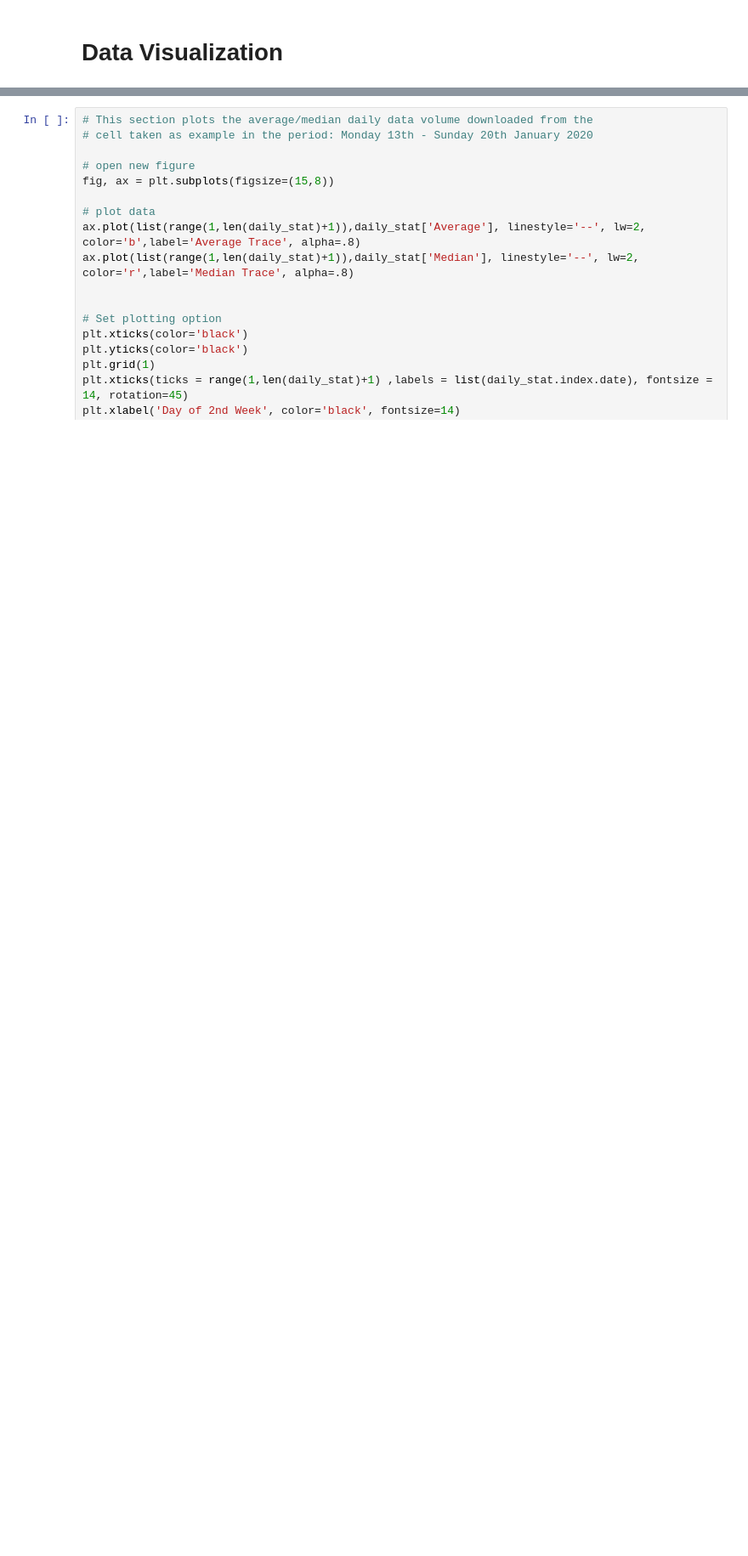
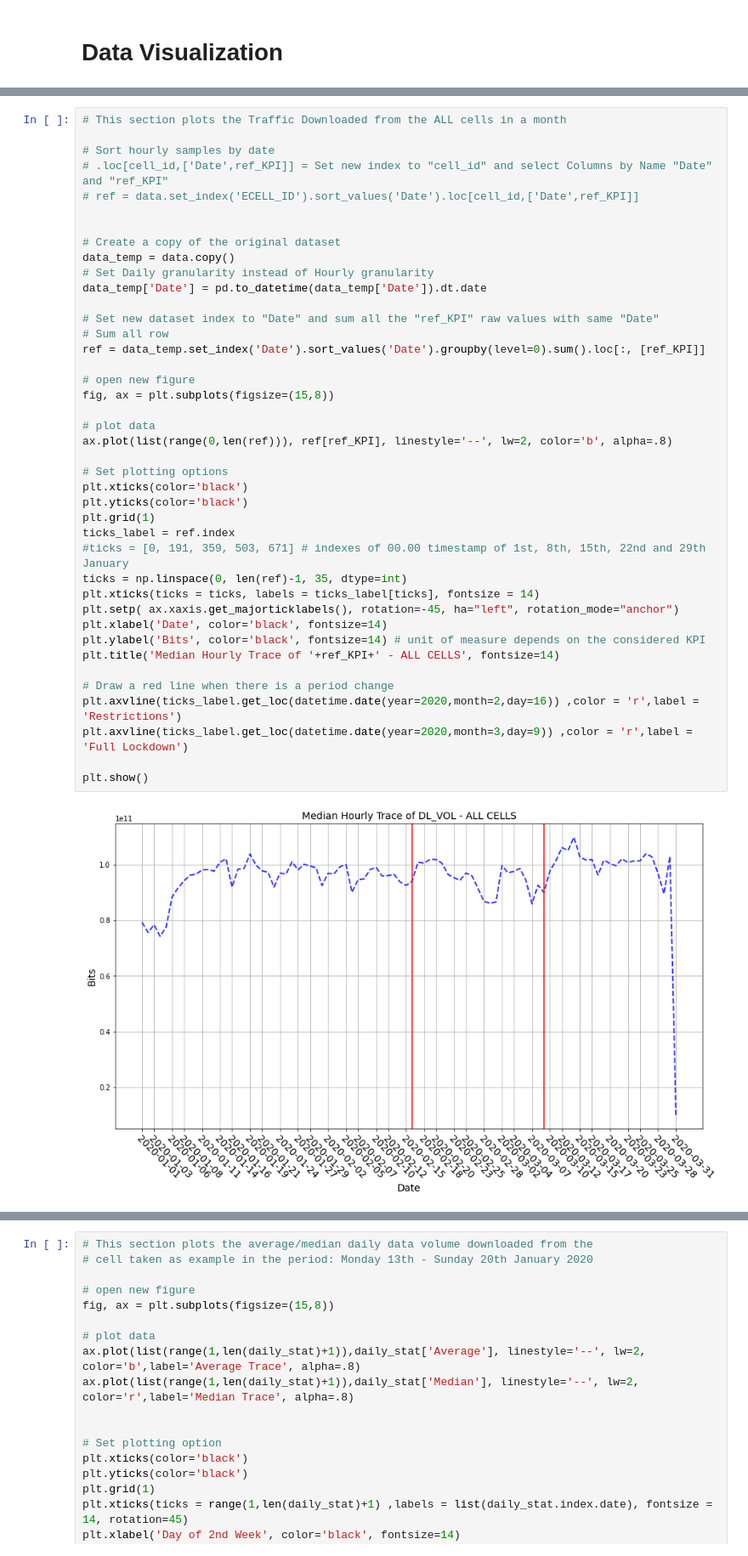
Before and after one commit to Patatone/Analysis-of-the-COVID-19-impact-on-LTE-Networks, a Jupyter notebook: MRN_Project2.ipynb, the cells around one changed output, grey strips where cells are left out. Shown at 85% size. Cells and saved outputs as stored; diff of their text form; blank space fills up the shorter version.

Commit message:
Added Download Volume stats

```diff
--- a/MRN_Project2.ipynb
+++ b/MRN_Project2.ipynb
@@ -186,0 +221,43 @@ plt.show()
+# %%
+# This section plots the Traffic Downloaded from the ALL cells in a month
+
+# Sort hourly samples by date
+# .loc[cell_id,['Date',ref_KPI]] = Set new index to "cell_id" and select Columns by Name "Date" and "ref_KPI"
+# ref = data.set_index('ECELL_ID').sort_values('Date').loc[cell_id,['Date',ref_KPI]]
+
+
+# Create a copy of the original dataset
+data_temp = data.copy()
+# Set Daily granularity instead of Hourly granularity
+data_temp['Date'] = pd.to_datetime(data_temp['Date']).dt.date
+
+# Set new dataset index to "Date" and sum all the "ref_KPI" raw values with same "Date"
+# Sum all row
+ref = data_temp.set_index('Date').sort_values('Date').groupby(level=0).sum().loc[:, [ref_KPI]]
+
+# open new figure
+fig, ax = plt.subplots(figsize=(15,8))
+
+# plot data
+ax.plot(list(range(0,len(ref))), ref[ref_KPI], linestyle='--', lw=2, color='b', alpha=.8)
+
+# Set plotting options
+plt.xticks(color='black')
+plt.yticks(color='black')
+plt.grid(1)
+ticks_label = ref.index
+#ticks = [0, 191, 359, 503, 671] # indexes of 00.00 timestamp of 1st, 8th, 15th, 22nd and 29th January
+ticks = np.linspace(0, len(ref)-1, 35, dtype=int)
+plt.xticks(ticks = ticks, labels = ticks_label[ticks], fontsize = 14)
+plt.setp( ax.xaxis.get_majorticklabels(), rotation=-45, ha="left", rotation_mode="anchor")
+plt.xlabel('Date', color='black', fontsize=14)
+plt.ylabel('Bits', color='black', fontsize=14) # unit of measure depends on the considered KPI
+plt.title('Median Hourly Trace of '+ref_KPI+' - ALL CELLS', fontsize=14)
+
+# Draw a red line when there is a period change
+plt.axvline(ticks_label.get_loc(datetime.date(year=2020,month=2,day=16)) ,color = 'r',label = 'Restrictions')
+plt.axvline(ticks_label.get_loc(datetime.date(year=2020,month=3,day=9)) ,color = 'r',label = 'Full Lockdown')
+
+plt.show()
+# %% [output]
+[figure, added]
```
Also changed, not shown: parts of 8 cells of this notebook.
